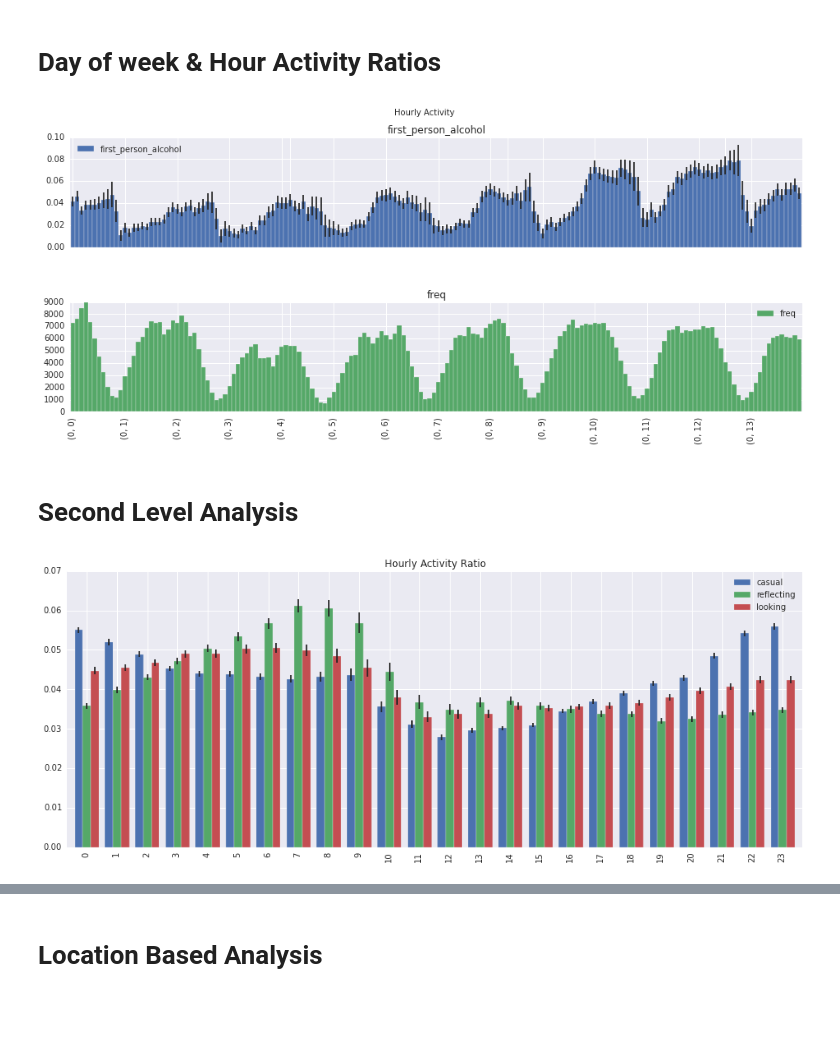
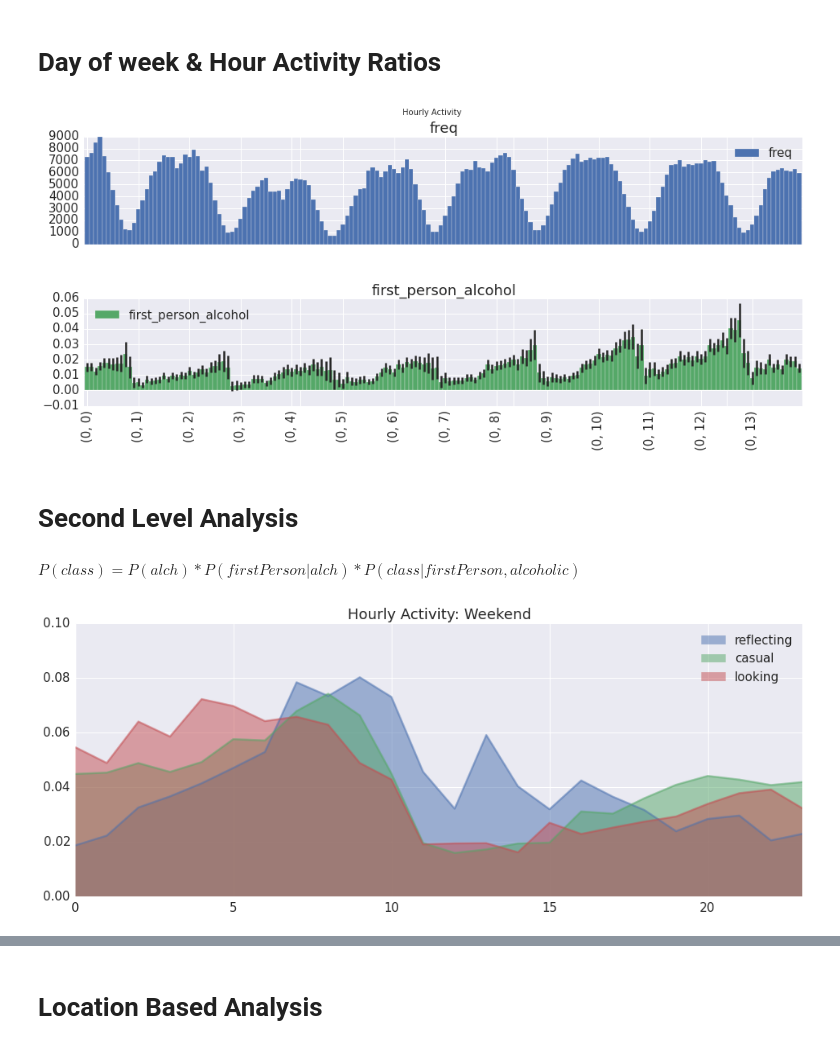
Before and after one commit to jxnl/nyu-twipsy, a Jupyter notebook: exploration-of-time.ipynb, the cells around one changed output, grey strips where cells are left out. Cells and saved outputs as stored; diff of their text form; code cells hidden in the pictures; blank space fills up the shorter version.

```diff
--- a/exploration-of-time.ipynb
+++ b/exploration-of-time.ipynb
@@ -25,3 +24,8 @@ Wall time: 2min 25s
+# %%
+sns.set_style("darkgrid")
+sns.set_context("notebook", font_scale=1.5, rc={"lines.linewidth": 2.5})
+plt.rcParams["figure.figsize"] = (16,8)
+plt.rcParams["figure.dpi"] = 300
 # %% [markdown]
 ### Exploring Time series
 
@@ -37,5 +43,8 @@ here I'm just selecting the relevant data along with creating the appropriate co
+# %%
+p = 0.75
 # %%
-of_interest = (df.prediction_alcohol_svc > 0.75) & (df.prediction_firstperson_svc > 0.75)
+p_firstperson = df.prediction_alcohol_svc * df.prediction_firstperson_svc
+of_interest = p_firstperson > p
 # %%
 df["first_person_alcohol"] = 0
 df["first_person_alcohol"][of_interest] = 1
@@ -105,14 +114,16 @@ t, c = plot_groupby(
     norm=0, subplots=1, layout=(2, 1), xticks=[_ for _ in range(24*7) if _%12==0],
     title="Hourly Activity", kind="bar", width=1)
 # %% [output]
-[figure, old version]
+[figure, new version]
 # %% [markdown]
 # Second Level Analysis
 # %%
 col = ["prediction_firstperson_level_0", "prediction_firstperson_level_2", "prediction_firstperson_level_3"]
 new_fp_cols = ["casual", "looking", "reflecting"]
 for new_name, old_name in zip(new_fp_cols, col):
-    df[new_name] = df[old_name] * df.prediction_alcohol_svc * df.prediction_firstperson_svc
+    df[new_name] = df[old_name] * df.prediction_alcohol_svc * df.prediction_firstperson_svc * df.first_person_alcohol
+# %% [markdown]
+$ P(class) = P(alch) * P(firstPerson|alch) * P(class|firstPerson, alcoholic)$
 # %%
 def plot_groupby_fp(gby, df=df, stat="mean", norm=True, newindex=None, yerr=True, **kwargs):
 
@@ -138,8 +149,9 @@ def plot_groupby_fp(gby, df=df, stat="mean", norm=True, newindex=None, yerr=True
     return temp, confidence
 # %%
 t, c = plot_groupby_fp(
-    df.index.hour, norm=1,
-    title="Hourly Activity Ratio",
-    kind="bar", width=0.8)
+    df.index.hour[df.index.dayofweek >= 5],
+    df=df[df.index.dayofweek >= 5], norm=1,
+    title="Hourly Activity: Weekend",
+    kind="area", stacked=0, yerr=None, ylim=[0, 0.1])
 # %% [output]
-[figure, old version]
+[figure, new version]
```
Also changed, not shown: parts of 26 cells of this notebook, 6 other files.
